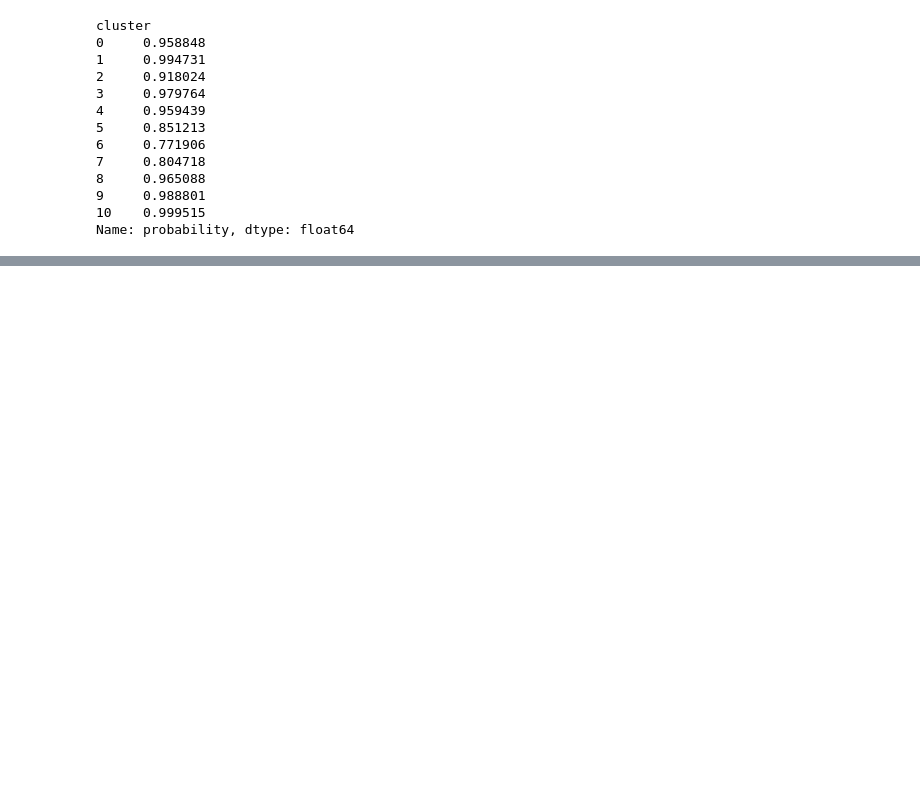
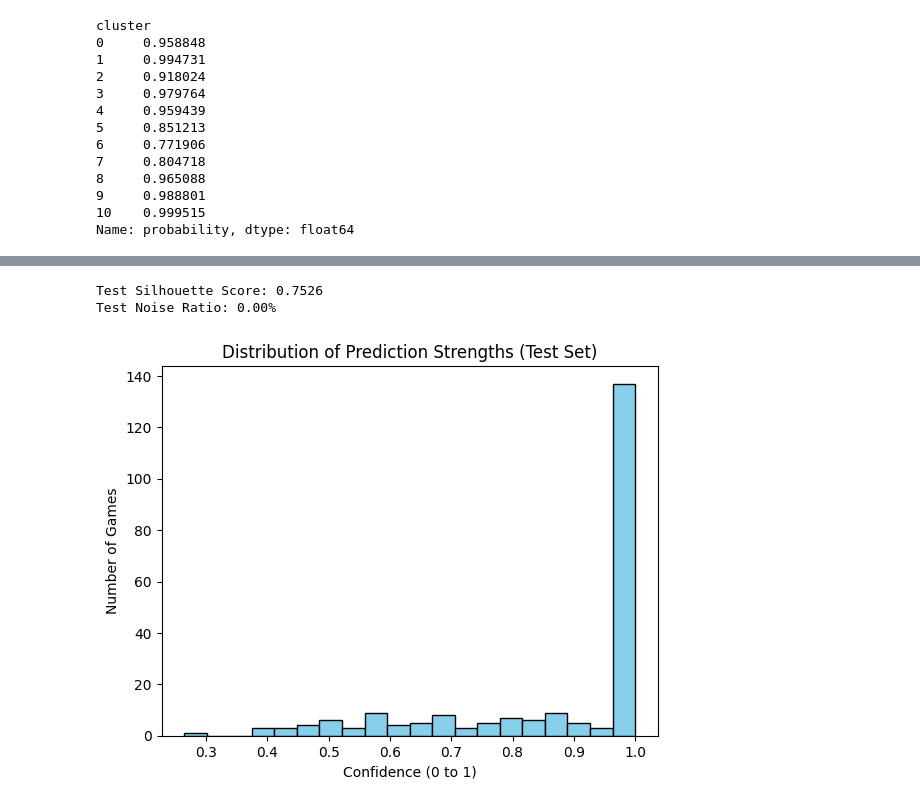
Before and after one commit to Doggo21345/Xbox-ELT-pipeline, a Jupyter notebook: ML/Notebooks/EDA.ipynb, the cells around one changed output, grey strips where cells are left out. Saved outputs shown, nothing was run; the diff lists cells and outputs as text; code cells hidden in the pictures; blank space fills up the shorter version.

Commit message:
got the highest silhoute score!

```diff
--- a/ML/Notebooks/EDA.ipynb
+++ b/ML/Notebooks/EDA.ipynb
@@ -1168,0 +1216,12 @@ Best Silhouette Score: 0.17219884774297012
+# %%
+# Use your 'Best Parameters' to fit a final model
+final_umap = umap.UMAP(n_neighbors=15, min_dist=0.0, n_components=10, random_state=42)
+X_embedded = final_umap.fit_transform(X_final)
+
+final_clusterer = hdbscan.HDBSCAN(min_cluster_size=20, min_samples=5, prediction_data=True)
+final_labels = final_clusterer.fit_predict(X_embedded)
+
+# Count the games in each new archetype
+counts = pd.Series(final_labels).value_counts().sort_index()
+print("Archetype Distribution:")
+print(counts)
@@ -1168,0 +1253,3 @@ Best Silhouette Score: 0.17219884774297012
+# %%
+X_processed_df_tets = pd.DataFrame(X_test_preprocessed, columns=feature_names)
+X_test_final = X_processed_df_tets.drop(columns=['low_card__is_day_one_gp_False'])
@@ -1168,0 +1276,30 @@ Best Silhouette Score: 0.17219884774297012
+# %%
+import hdbscan
+
+# 1. Map the Test Data into your 10-dimensional UMAP space
+X_test_umap = final_umap.transform(X_test_final) # Use .transform, NOT .fit_transform
+
+# 2. Predict the clusters using the 'approximate_predict' function
+# This is much more stable for new data in HDBSCAN
+test_labels, strengths = hdbscan.approximate_predict(final_clusterer, X_test_umap)
+
+# 3. Check the "Generalization Score"
+test_valid = test_labels != -1
+if test_valid.any():
+    test_sil = silhouette_score(X_test_umap[test_valid], test_labels[test_valid])
+    print(f"Test Silhouette Score: {test_sil:.4f}")
+    print(f"Test Noise Ratio: {(test_labels == -1).mean():.2%}")
+# %% [output]
+Test Silhouette Score: 0.7526
+Test Noise Ratio: 0.00%
+# %%
+# 'strengths' was the second output of your approximate_predict call
+import matplotlib.pyplot as plt
+
+plt.hist(strengths, bins=20, color='skyblue', edgecolor='black')
+plt.title("Distribution of Prediction Strengths (Test Set)")
+plt.xlabel("Confidence (0 to 1)")
+plt.ylabel("Number of Games")
+plt.show()
+# %% [output]
+[figure, added]
```
Also changed, not shown: parts of 20 cells of this notebook.
